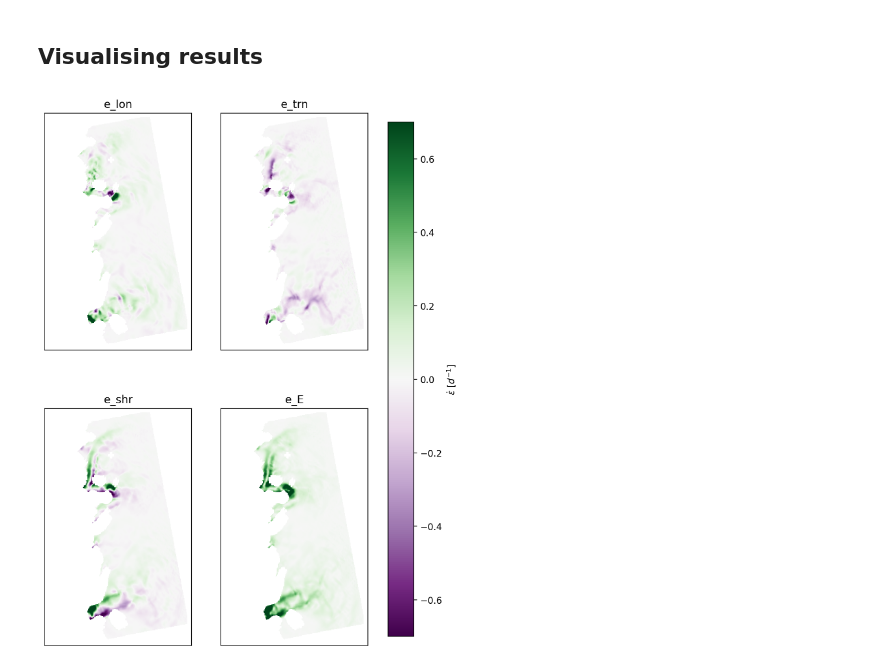
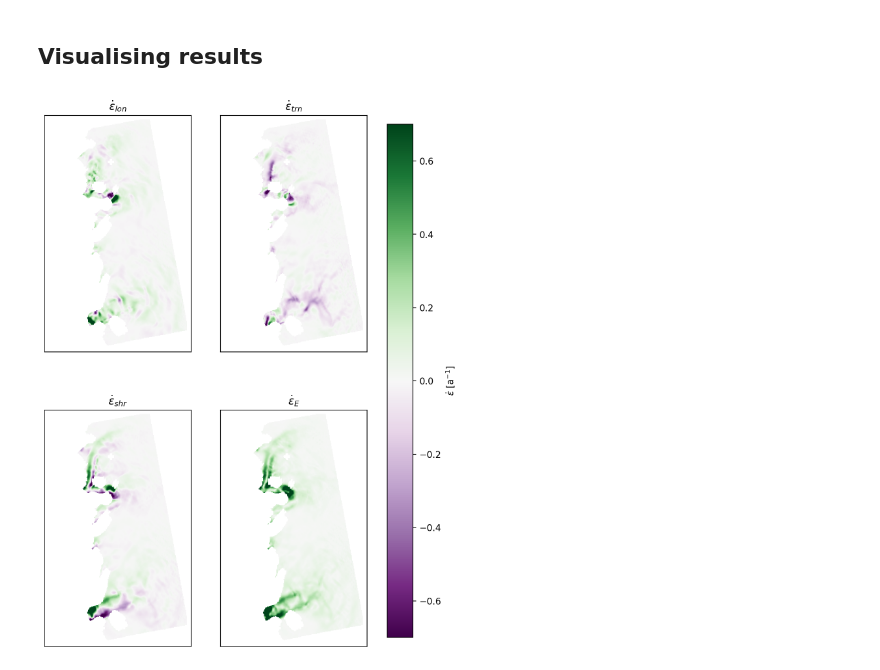
Before and after one commit to trchudley/glacier-strain-tools, a Jupyter notebook: example.ipynb, the cells around one changed output. Drawn from its saved outputs; the diff is of its cells as text; code cells hidden in the pictures.

```diff
--- a/example.ipynb
+++ b/example.ipynb
@@ -93,19 +93,21 @@ e_E = strain_tools.effective_strain_rate(e_xx, e_yy, e_xy)
 # %%
 fig, axes = plt.subplots(nrows=2, ncols=2, figsize=(8,11), sharex=True, sharey=True)
 
 vmax = 0.7
 
-for ax, array, label in zip(axes.flat, (e_lon, e_trn, e_shr, e_E), ("e_lon", "e_trn", "e_shr", "e_E")):
+labels = ("$\dot{\epsilon}_{lon}$", "$\dot{\epsilon}_{trn}$", "$\dot{\epsilon}_{shr}$", "$\dot{\epsilon}_{E}$")
+
+for ax, array, label in zip(axes.flat, (e_lon, e_trn, e_shr, e_E), labels):
     im = ax.imshow(array, extent=extent, cmap="PRGn", vmin=-vmax, vmax=vmax)
     ax.set_title(f"{label}")
     ax.tick_params(bottom=False, labelbottom=False, left=False, labelleft=False)
 
 cbar = fig.colorbar(im, ax=axes.ravel().tolist(), shrink=0.95)
-cbar.set_label("$\dot{\epsilon}$ [$d^{-1}$]")
+cbar.set_label("$\dot{\epsilon}$ [a$^{-1}$]")
 
 plt.show()
 # %% [output]
-[figure, old version]
+[figure, new version]
 # %%
 # set to notebook mode to allow panning for presentation purposes
 %matplotlib notebook
```
Also changed, not shown: parts of 2 cells of this notebook.
